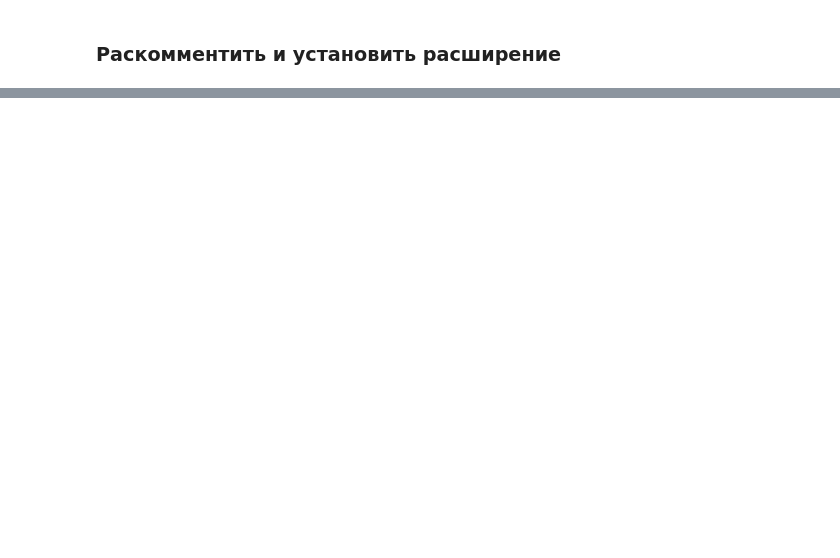
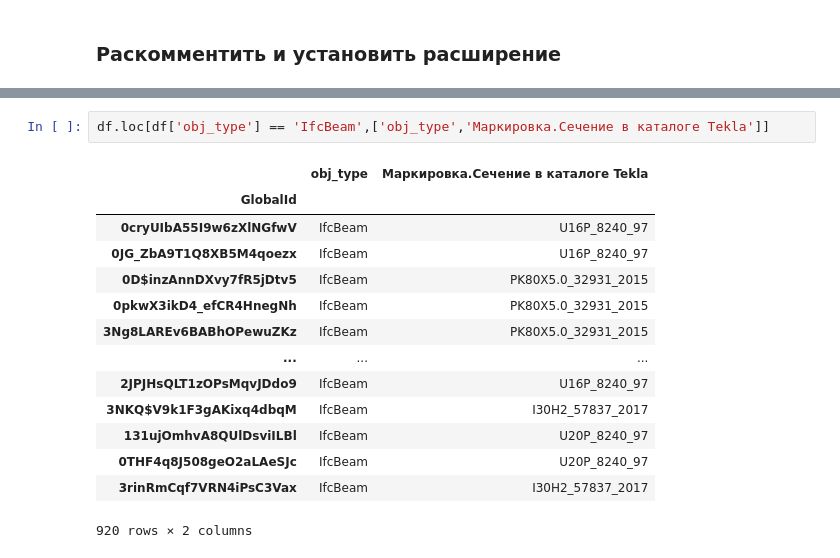
Before and after one commit to PavelNedviga/IFCExtract, a Jupyter notebook: extract_data.ipynb, the cells around one changed output, grey strips where cells are left out. Saved outputs shown, nothing was run; the diff lists cells and outputs as text; blank space fills up the shorter version.

```diff
--- a/extract_data.ipynb
+++ b/extract_data.ipynb
@@ -114,3 +97,20 @@ df
+# %%
+df.loc[df['obj_type'] == 'IfcBeam',['obj_type','Маркировка.Сечение в каталоге Tekla']]
+# %% [output]
+|  | obj_type | Маркировка.Сечение в каталоге Tekla |
+| GlobalId |  |  |
+| 0cryUIbA55I9w6zXlNGfwV | IfcBeam | U16P_8240_97 |
+| 0JG_ZbA9T1Q8XB5M4qoezx | IfcBeam | U16P_8240_97 |
+| 0D$inzAnnDXvy7fR5jDtv5 | IfcBeam | PK80X5.0_32931_2015 |
+| 0pkwX3ikD4_efCR4HnegNh | IfcBeam | PK80X5.0_32931_2015 |
+| 3Ng8LAREv6BABhOPewuZKz | IfcBeam | PK80X5.0_32931_2015 |
+| ... | ... | ... |
+| 2JPJHsQLT1zOPsMqvJDdo9 | IfcBeam | U16P_8240_97 |
+| 3NKQ$V9k1F3gAKixq4dbqM | IfcBeam | I30H2_57837_2017 |
+| 131ujOmhvA8QUlDsviILBl | IfcBeam | U20P_8240_97 |
+| 0THF4q8J508geO2aLAeSJc | IfcBeam | U20P_8240_97 |
+| 3rinRmCqf7VRN4iPsC3Vax | IfcBeam | I30H2_57837_2017 |
+920 rows × 2 columns
 # %%
 df.describe()
 # %% [output]
```
Also changed, not shown: parts of 17 cells of this notebook, 1 other file.
